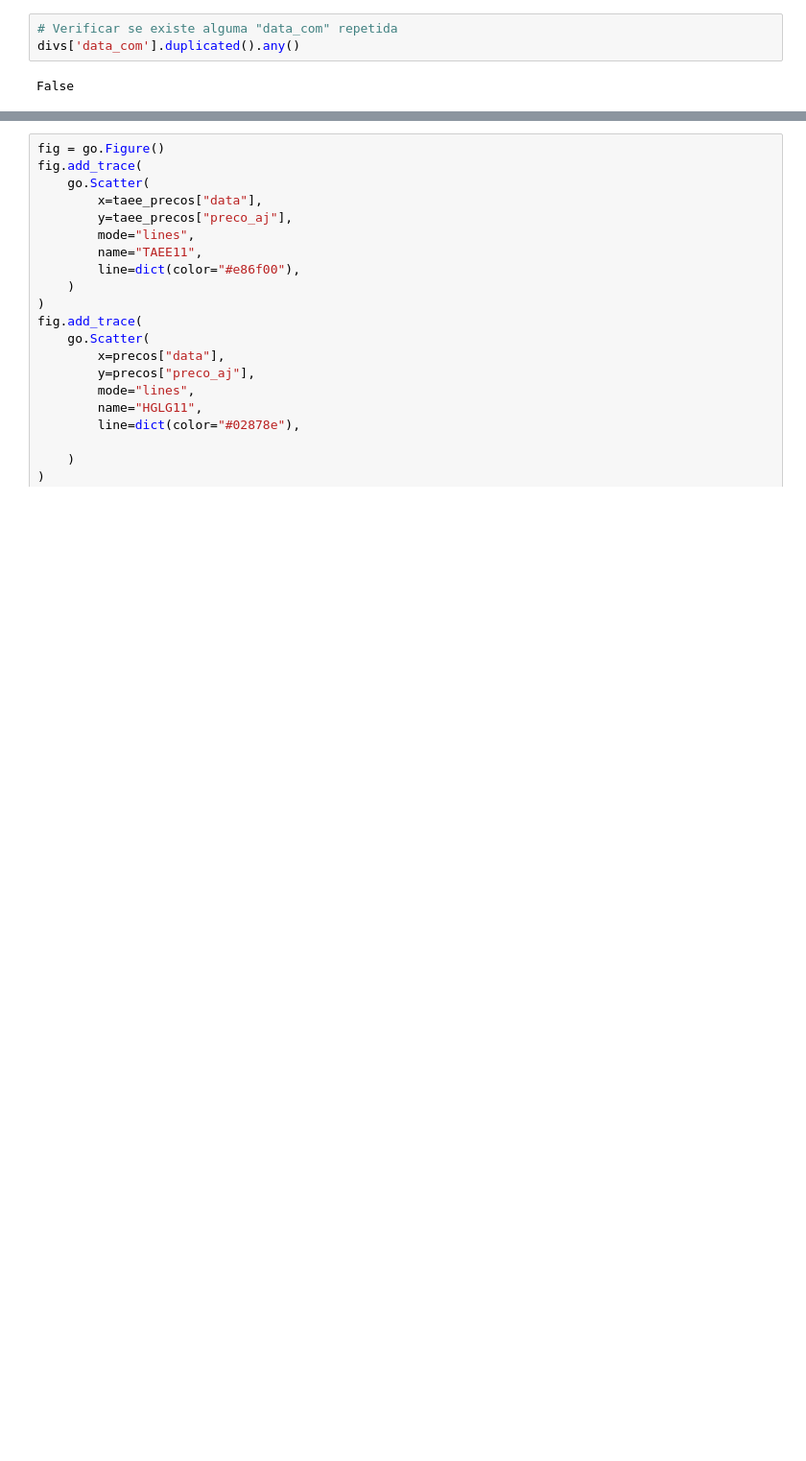
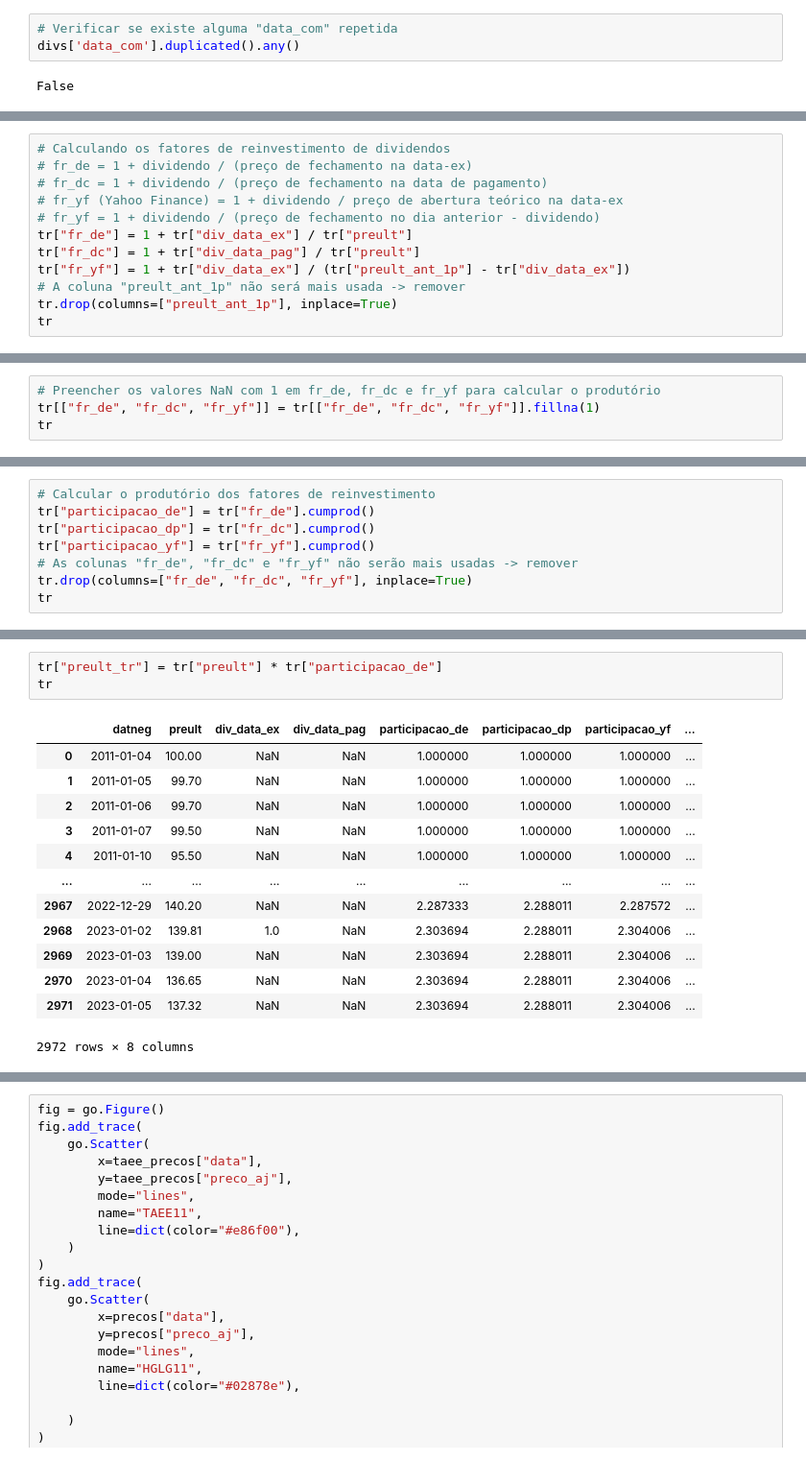
Before and after one commit to crdcj/medium, a Jupyter notebook: KRNI/krni.ipynb, the cells around one changed output, grey strips where cells are left out. Shown at 96% size. Cells and saved outputs as stored; diff of their text form; blank space fills up the shorter version.

```diff
--- a/KRNI/krni.ipynb
+++ b/KRNI/krni.ipynb
@@ -221,0 +228,12 @@ fator1 = tr["div_data_ex"] / (tr["preabe_1da"] - tr["div_data_ex"])
+# %%
+# Calculando os fatores de reinvestimento de dividendos
+# fr_de = 1 + dividendo / (preço de fechamento na data-ex)
+# fr_dc = 1 + dividendo / (preço de fechamento na data de pagamento)
+# fr_yf (Yahoo Finance) = 1 + dividendo / preço de abertura teórico na data-ex
+# fr_yf = 1 + dividendo / (preço de fechamento no dia anterior - dividendo)
+tr["fr_de"] = 1 + tr["div_data_ex"] / tr["preult"]
+tr["fr_dc"] = 1 + tr["div_data_pag"] / tr["preult"]
+tr["fr_yf"] = 1 + tr["div_data_ex"] / (tr["preult_ant_1p"] - tr["div_data_ex"])
+# A coluna "preult_ant_1p" não será mais usada -> remover
+tr.drop(columns=["preult_ant_1p"], inplace=True)
+tr
@@ -221,0 +274,4 @@ fator1 = tr["div_data_ex"] / (tr["preabe_1da"] - tr["div_data_ex"])
+# %%
+# Preencher os valores NaN com 1 em fr_de, fr_dc e fr_yf para calcular o produtório
+tr[["fr_de", "fr_dc", "fr_yf"]] = tr[["fr_de", "fr_dc", "fr_yf"]].fillna(1)
+tr
@@ -221,0 +292,8 @@ fator1 = tr["div_data_ex"] / (tr["preabe_1da"] - tr["div_data_ex"])
+# %%
+# Calcular o produtório dos fatores de reinvestimento
+tr["participacao_de"] = tr["fr_de"].cumprod()
+tr["participacao_dp"] = tr["fr_dc"].cumprod()
+tr["participacao_yf"] = tr["fr_yf"].cumprod()
+# As colunas "fr_de", "fr_dc" e "fr_yf" não serão mais usadas -> remover
+tr.drop(columns=["fr_de", "fr_dc", "fr_yf"], inplace=True)
+tr
@@ -222 +314,18 @@ fator1 = tr["div_data_ex"] / (tr["preabe_1da"] - tr["div_data_ex"])
+# %%
+tr["preult_tr"] = tr["preult"] * tr["participacao_de"]
+tr
+# %% [output]
+|  | datneg | preult | div_data_ex | div_data_pag | participacao_de | participacao_dp | participacao_yf | ... |
+| 0 | 2011-01-04 | 100.00 | NaN | NaN | 1.000000 | 1.000000 | 1.000000 | ... |
+| 1 | 2011-01-05 | 99.70 | NaN | NaN | 1.000000 | 1.000000 | 1.000000 | ... |
+| 2 | 2011-01-06 | 99.70 | NaN | NaN | 1.000000 | 1.000000 | 1.000000 | ... |
+| 3 | 2011-01-07 | 99.50 | NaN | NaN | 1.000000 | 1.000000 | 1.000000 | ... |
+| 4 | 2011-01-10 | 95.50 | NaN | NaN | 1.000000 | 1.000000 | 1.000000 | ... |
+| ... | ... | ... | ... | ... | ... | ... | ... | ... |
+| 2967 | 2022-12-29 | 140.20 | NaN | NaN | 2.287333 | 2.288011 | 2.287572 | ... |
+| 2968 | 2023-01-02 | 139.81 | 1.0 | NaN | 2.303694 | 2.288011 | 2.304006 | ... |
+| 2969 | 2023-01-03 | 139.00 | NaN | NaN | 2.303694 | 2.288011 | 2.304006 | ... |
+| 2970 | 2023-01-04 | 136.65 | NaN | NaN | 2.303694 | 2.288011 | 2.304006 | ... |
+| 2971 | 2023-01-05 | 137.32 | NaN | NaN | 2.303694 | 2.288011 | 2.304006 | ... |
+2972 rows × 8 columns
 # %%
```
Also changed, not shown: parts of 17 cells of this notebook, 3 other files.
